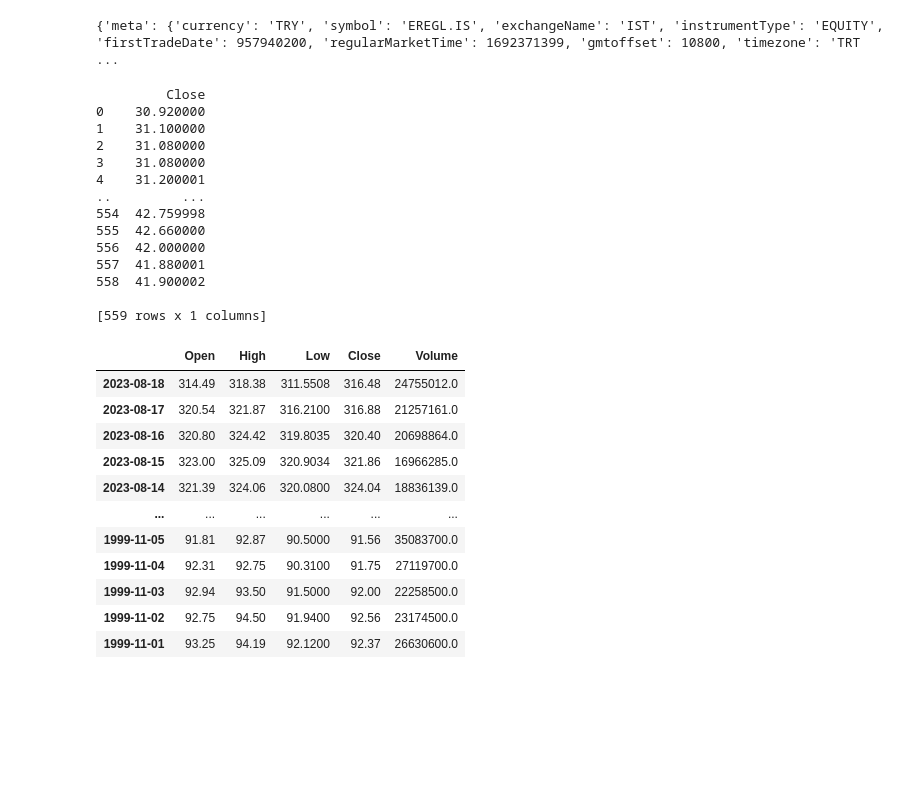
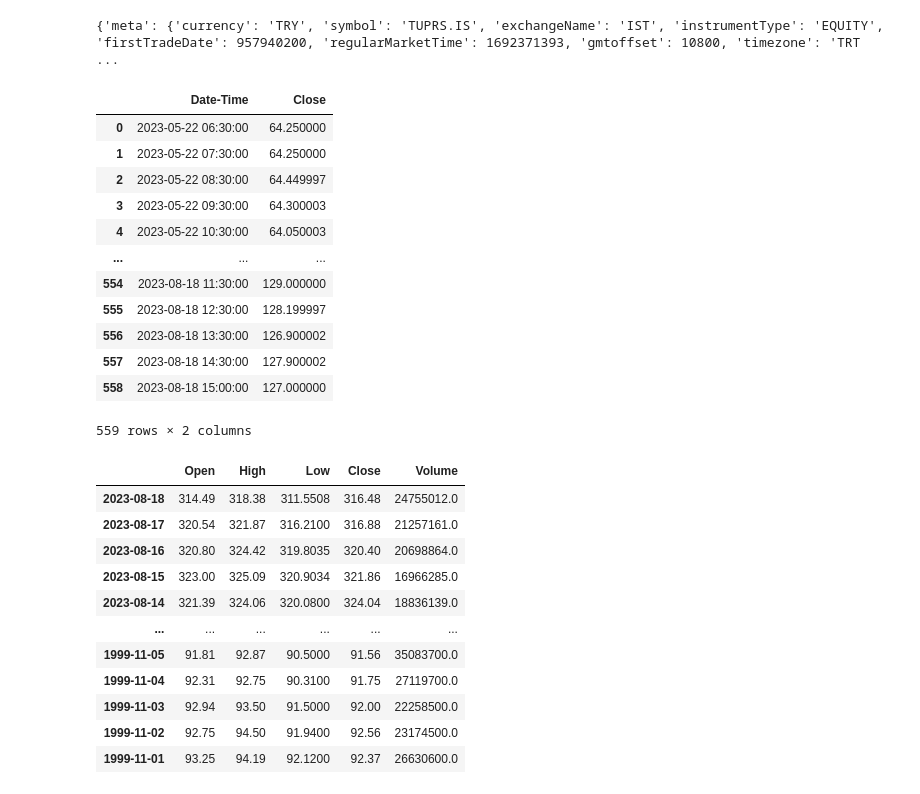
Before and after one commit to MarkovMarkowitz/MarkovMarkowitz, a Jupyter notebook: ON4_RapidAPI_YFinanceJSON_Read_Hourly_Data_v2.ipynb, the cells around one changed output. Drawn from its saved outputs; the diff is of its cells as text; code cells hidden in the pictures; blank space fills up the shorter version.

```diff
--- a/ON4_RapidAPI_YFinanceJSON_Read_Hourly_Data_v2.ipynb
+++ b/ON4_RapidAPI_YFinanceJSON_Read_Hourly_Data_v2.ipynb
@@ -3,7 +3,7 @@
 # %%
 import requests
 
-url = "https://yahoo-finance127.p.rapidapi.com/historic/EREGL.IS/1h/3mo"
+url = "https://yahoo-finance127.p.rapidapi.com/historic/TUPRS.IS/1h/3mo"
 
 headers = {
 	"X-RapidAPI-Key": "c4100a6817msh6100fdd804b1ae8p1defa4jsn72757c98b3c0",
@@ -14,7 +14,7 @@ response = requests.get(url, headers=headers)
 
 print(response.json())
 # %% [output]
-{'meta': {'currency': 'TRY', 'symbol': 'EREGL.IS', 'exchangeName': 'IST', 'instrumentType': 'EQUITY', 'firstTradeDate': 957940200, 'regularMarketTime': 1692371399, 'gmtoffset': 10800, 'timezone': 'TRT ...
+{'meta': {'currency': 'TRY', 'symbol': 'TUPRS.IS', 'exchangeName': 'IST', 'instrumentType': 'EQUITY', 'firstTradeDate': 957940200, 'regularMarketTime': 1692371393, 'gmtoffset': 10800, 'timezone': 'TRT ...
 # %%
 if response.status_code == 200:
     data = response.json()
@@ -22,25 +22,34 @@ if response.status_code == 200:
     # Extract the "close" data
     close_data = data['indicators']['quote'][0]['close']
 
-    # Create a DataFrame from the "close" data
-    df = pd.DataFrame({'Close': close_data})
+    # # Create a DataFrame from the "close" data
+    # df = pd.DataFrame({'Close': close_data})
 
-    print(df)
+    # print(df)
-# %% [output]
-         Close
-0    30.920000
-1    31.100000
-2    31.080000
-3    31.080000
-4    31.200001
-..         ...
-554  42.759998
-555  42.660000
-556  42.000000
-557  41.880001
-558  41.900002
-
-[559 rows x 1 columns]
+# %%
+timestamps = data["timestamp"]
+
+
+# Convert timestamps to datetime
+timestamps = [pd.to_datetime(ts, unit="s") for ts in timestamps]
+
+# Create a DataFrame
+df = pd.DataFrame({"Date-Time": timestamps, "Close": close_data})
+df
+# %% [output]
+|  | Date-Time | Close |
+| 0 | 2023-05-22 06:30:00 | 64.250000 |
+| 1 | 2023-05-22 07:30:00 | 64.250000 |
+| 2 | 2023-05-22 08:30:00 | 64.449997 |
+| 3 | 2023-05-22 09:30:00 | 64.300003 |
+| 4 | 2023-05-22 10:30:00 | 64.050003 |
+| ... | ... | ... |
+| 554 | 2023-08-18 11:30:00 | 129.000000 |
+| 555 | 2023-08-18 12:30:00 | 128.199997 |
+| 556 | 2023-08-18 13:30:00 | 126.900002 |
+| 557 | 2023-08-18 14:30:00 | 127.900002 |
+| 558 | 2023-08-18 15:00:00 | 127.000000 |
+559 rows × 2 columns
 # %%
 # ///////////////////////////////////////////////////////////
 # FUNCTIONS FOR ALPHA VANTAGE
```
